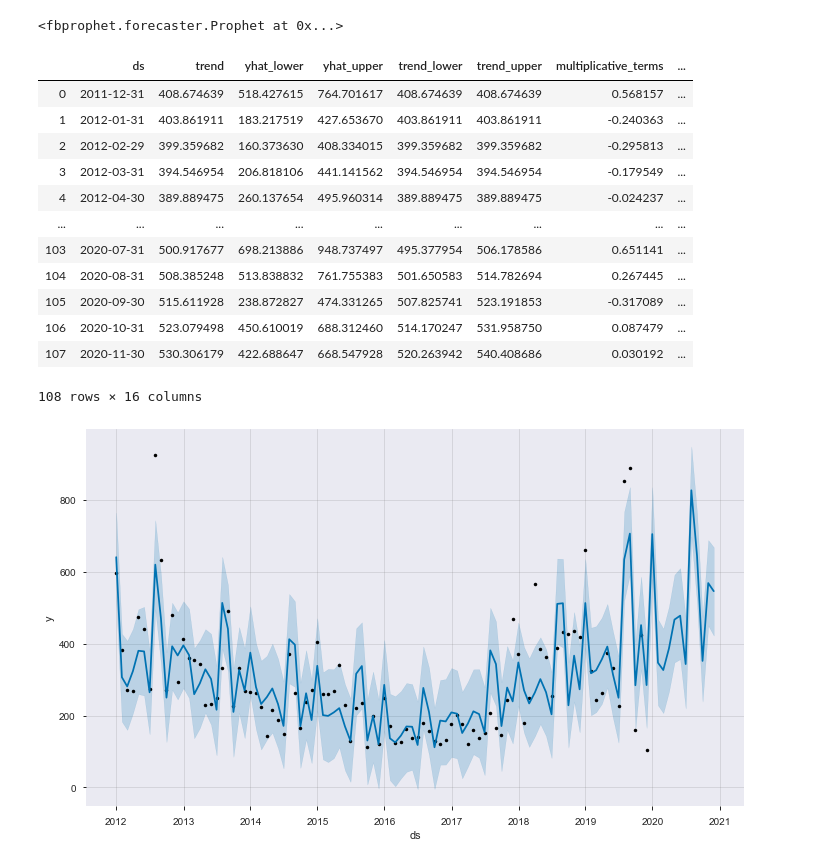
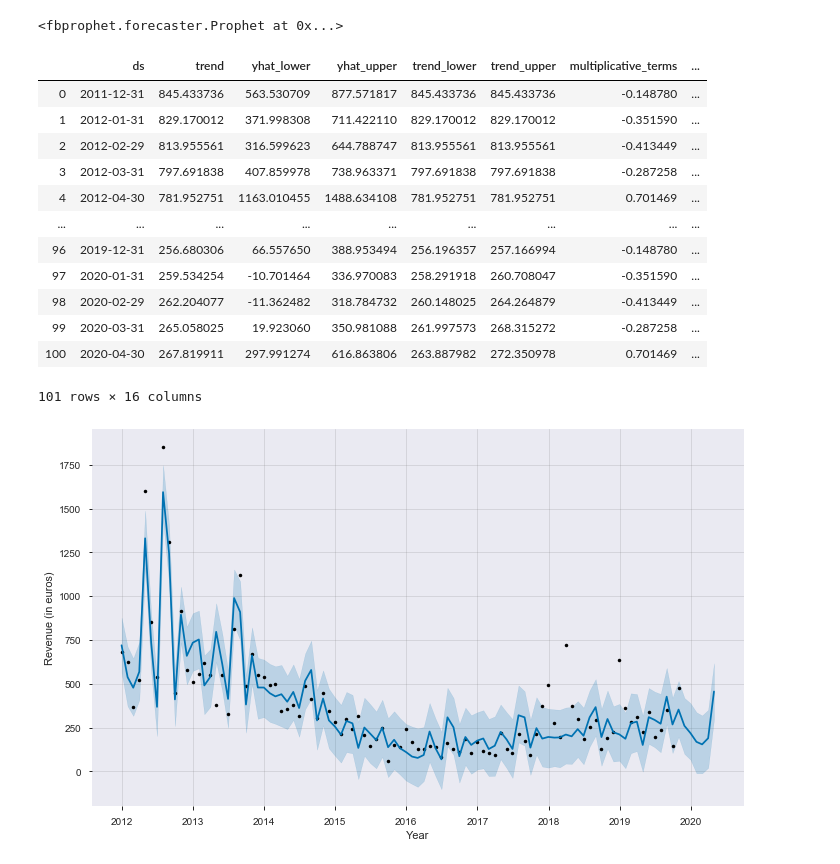
Before and after one commit to SapiensZ/UnderTheMilkyWay, a Jupyter notebook: FR - Ru.ipynb, the cells around one changed output. Saved outputs shown, nothing was run; the diff lists cells and outputs as text; code cells hidden in the pictures.

```diff
--- a/FR - Ru.ipynb
+++ b/FR - Ru.ipynb
@@ -100,10 +92,13 @@ for i in range(len(movies)):
 # %%
 from fbprophet import Prophet
 # %%
-mask = df['original_title'] == "Astérix et Cléopâtre"
+m = "Les douze travaux d'Astérix"
+mask = df['original_title'] == m
 data = df[mask].resample('1M')['royalties_paid_eur'].sum()
 data = data.reset_index()
 data.columns = ['ds', 'y']
+#Delete the incomplete data in November
+data = data[:-1]
 # %%
 model = Prophet(seasonality_mode='multiplicative')
 # %%
@@ -113,25 +108,25 @@ INFO:fbprophet:Disabling weekly seasonality. Run prophet with weekly_seasonality
 INFO:fbprophet:Disabling daily seasonality. Run prophet with daily_seasonality=True to override this.
 <fbprophet.forecaster.Prophet at 0x...>
 # %%
-future = model.make_future_dataframe(periods = 12, freq = 'M')
+future = model.make_future_dataframe(periods = 6, freq = 'M')
 forecast = model.predict(future)
 # %%
 forecast
 # %% [output]
 |  | ds | trend | yhat_lower | yhat_upper | trend_lower | trend_upper | multiplicative_terms | ... |
-| 0 | 2011-12-31 | 408.674639 | 518.427615 | 764.701617 | 408.674639 | 408.674639 | 0.568157 | ... |
-| 1 | 2012-01-31 | 403.861911 | 183.217519 | 427.653670 | 403.861911 | 403.861911 | -0.240363 | ... |
-| 2 | 2012-02-29 | 399.359682 | 160.373630 | 408.334015 | 399.359682 | 399.359682 | -0.295813 | ... |
-| 3 | 2012-03-31 | 394.546954 | 206.818106 | 441.141562 | 394.546954 | 394.546954 | -0.179549 | ... |
-| 4 | 2012-04-30 | 389.889475 | 260.137654 | 495.960314 | 389.889475 | 389.889475 | -0.024237 | ... |
+| 0 | 2011-12-31 | 845.433736 | 563.530709 | 877.571817 | 845.433736 | 845.433736 | -0.148780 | ... |
+| 1 | 2012-01-31 | 829.170012 | 371.998308 | 711.422110 | 829.170012 | 829.170012 | -0.351590 | ... |
+| 2 | 2012-02-29 | 813.955561 | 316.599623 | 644.788747 | 813.955561 | 813.955561 | -0.413449 | ... |
+| 3 | 2012-03-31 | 797.691838 | 407.859978 | 738.963371 | 797.691838 | 797.691838 | -0.287258 | ... |
+| 4 | 2012-04-30 | 781.952751 | 1163.010455 | 1488.634108 | 781.952751 | 781.952751 | 0.701469 | ... |
 | ... | ... | ... | ... | ... | ... | ... | ... | ... |
-| 103 | 2020-07-31 | 500.917677 | 698.213886 | 948.737497 | 495.377954 | 506.178586 | 0.651141 | ... |
-| 104 | 2020-08-31 | 508.385248 | 513.838832 | 761.755383 | 501.650583 | 514.782694 | 0.267445 | ... |
-| 105 | 2020-09-30 | 515.611928 | 238.872827 | 474.331265 | 507.825741 | 523.191853 | -0.317089 | ... |
-| 106 | 2020-10-31 | 523.079498 | 450.610019 | 688.312460 | 514.170247 | 531.958750 | 0.087479 | ... |
-| 107 | 2020-11-30 | 530.306179 | 422.688647 | 668.547928 | 520.263942 | 540.408686 | 0.030192 | ... |
+| 96 | 2019-12-31 | 256.680306 | 66.557650 | 388.953494 | 256.196357 | 257.166994 | -0.148780 | ... |
+| 97 | 2020-01-31 | 259.534254 | -10.701464 | 336.970083 | 258.291918 | 260.708047 | -0.351590 | ... |
+| 98 | 2020-02-29 | 262.204077 | -11.362482 | 318.784732 | 260.148025 | 264.264879 | -0.413449 | ... |
+| 99 | 2020-03-31 | 265.058025 | 19.923060 | 350.981088 | 261.997573 | 268.315272 | -0.287258 | ... |
+| 100 | 2020-04-30 | 267.819911 | 297.991274 | 616.863806 | 263.887982 | 272.350978 | 0.701469 | ... |
-108 rows × 16 columns
+101 rows × 16 columns
 # %%
-fig = model.plot(forecast)
+fig = model.plot(forecast, xlabel='Year', ylabel = 'Revenue (in euros)')
 # %% [output]
-[figure, old version]
+[figure, new version]
```
Also changed, not shown: parts of 6 cells of this notebook, 7 other files.
